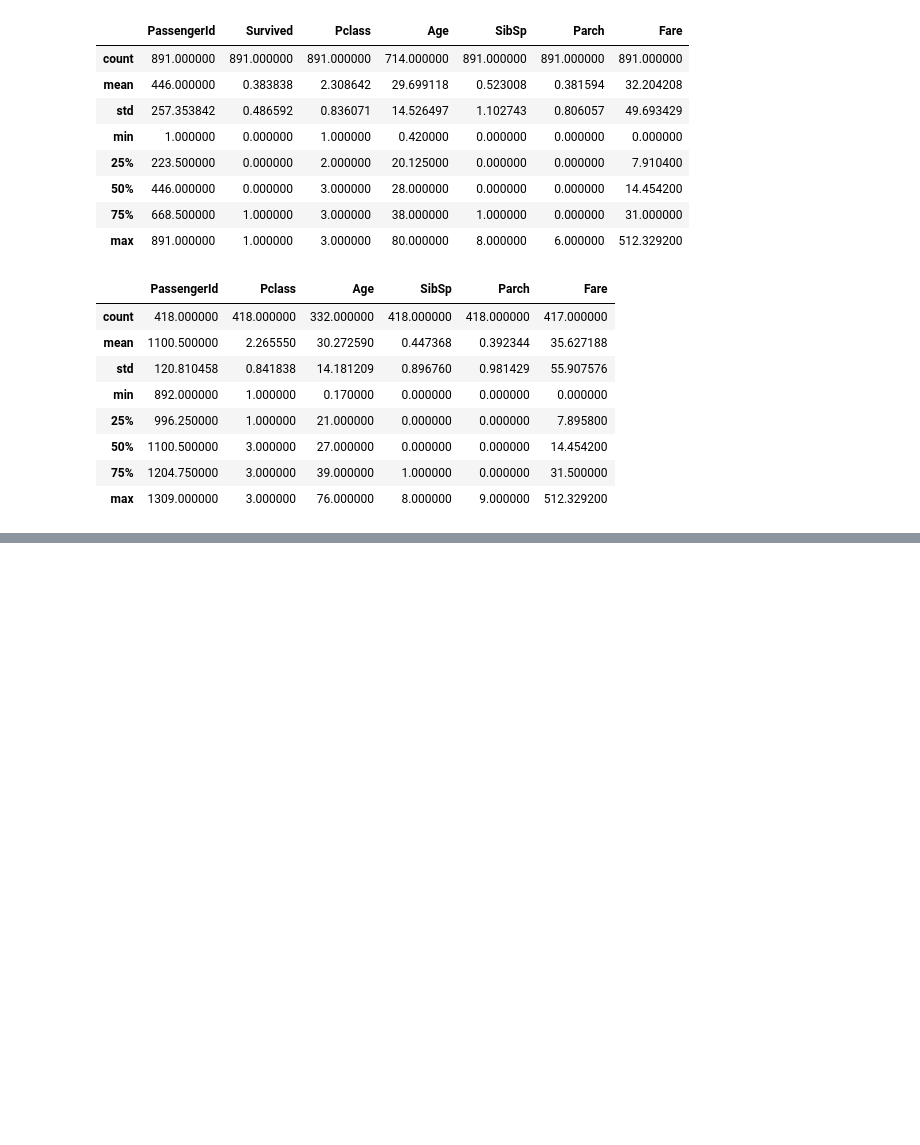
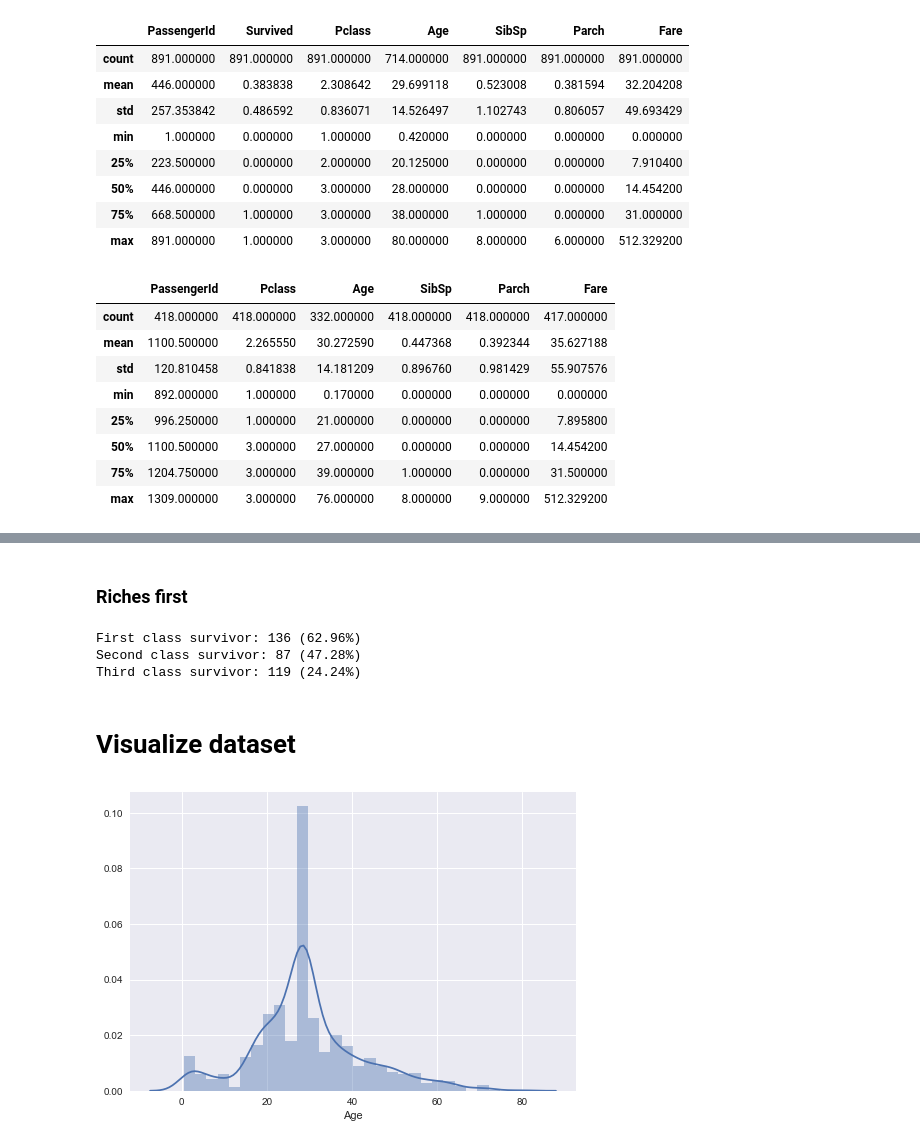
Before and after one commit to fialves/kaggle-titanic, a Jupyter notebook: notebooks/1.0-data-exploration.ipynb, the cells around one changed output, grey strips where cells are left out. Drawn from its saved outputs; the diff is of its cells as text; code cells hidden in the pictures; blank space fills up the shorter version.

Commit message:
Date exploration notebook looking for caracteristics of survivors

```diff
--- a/notebooks/1.0-data-exploration.ipynb
+++ b/notebooks/1.0-data-exploration.ipynb
@@ -85,0 +91,3 @@ df_test.describe()
+# %%
+df_train = pd.read_csv('../data/interim/train.csv')
+df_test = pd.read_csv('../data/interim/test.csv')
@@ -85,0 +151,20 @@ df_test.describe()
+# %% [markdown]
+### Riches first
+# %%
+first_class_survived = df_train[(df_train['Pclass'] == 1) & (df_train['Survived'] == 1)].count()[0]
+second_class_survived = df_train[(df_train['Pclass'] == 2) & (df_train['Survived'] == 1)].count()[0]
+third_class_survived = df_train[(df_train['Pclass'] == 3) & (df_train['Survived'] == 1)].count()[0]
+
+first_class_percent = first_class_survived / df_train[(df_train['Pclass'] == 1)].count()[0] * 100
+second_class_percent = second_class_survived / df_train[(df_train['Pclass'] == 2)].count()[0] * 100
+third_class_percent = third_class_survived / df_train[(df_train['Pclass'] == 3)].count()[0] * 100
+
+print(f'First class survivor: {first_class_survived} ({first_class_percent:.02f}%)')
+print(f'Second class survivor: {second_class_survived} ({second_class_percent:.02f}%)')
+print(f'Third class survivor: {third_class_survived} ({third_class_percent:.02f}%)')
+# %% [output]
+First class survivor: 136 (62.96%)
+Second class survivor: 87 (47.28%)
+Third class survivor: 119 (24.24%)
+# %% [markdown]
+# Visualize dataset
@@ -85,0 +175,7 @@ df_test.describe()
+# %%
+sns.set(color_codes=True)
+# %%
+sns.distplot(df_train['Age'])
+plt.show()
+# %% [output]
+[figure, added]
```
Also changed, not shown: parts of 14 cells of this notebook.
